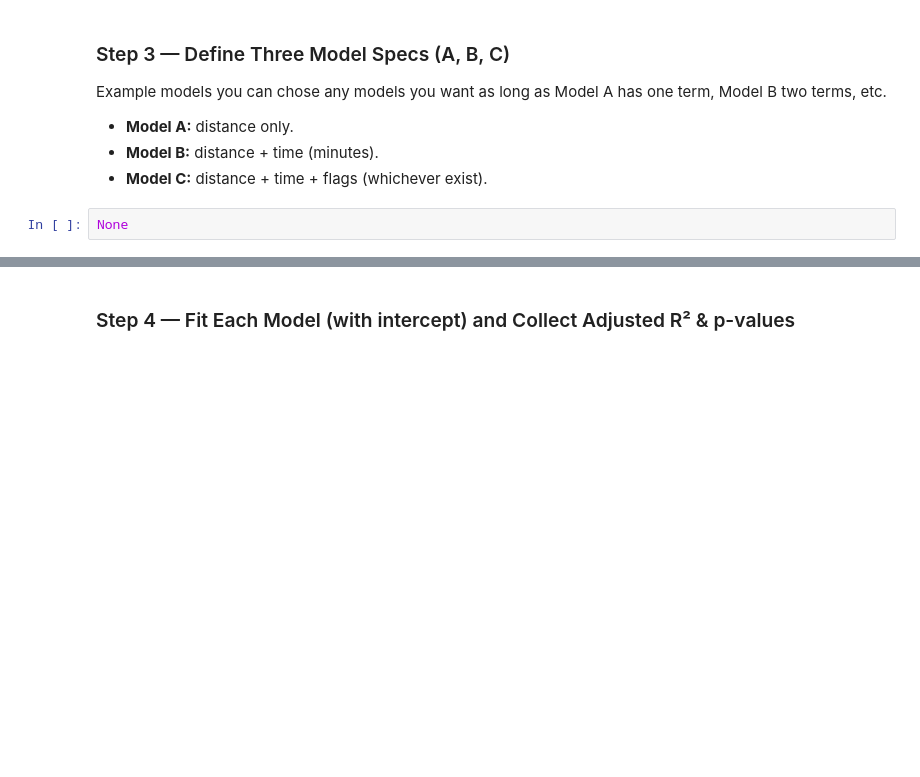
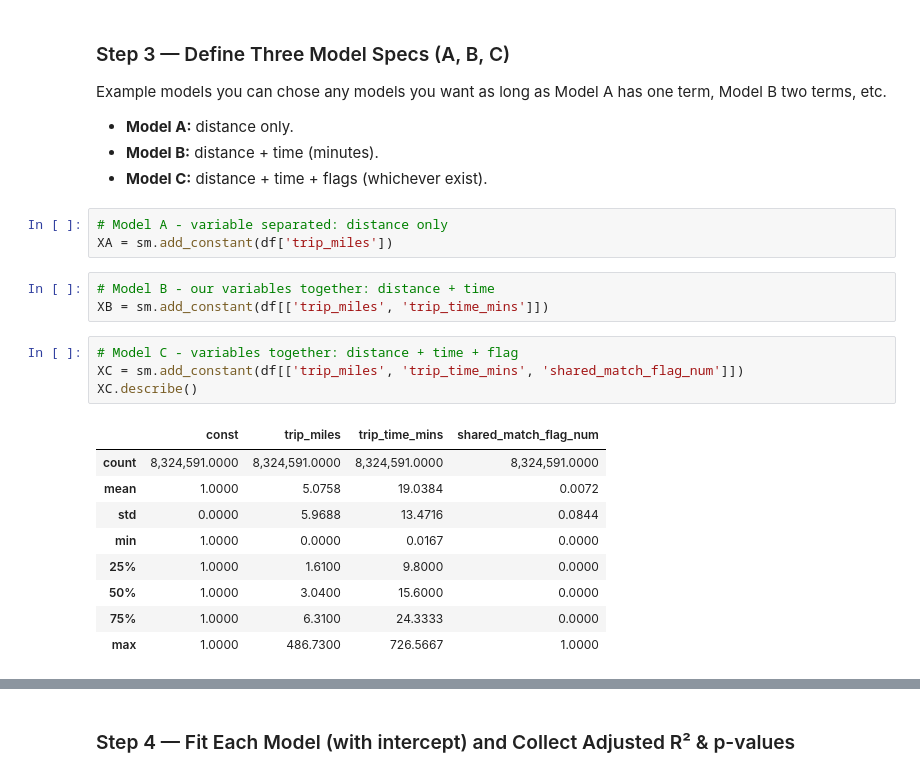
Before and after one commit to ro-the-creator/DA2025_Lectures, a Jupyter notebook: Mod6/CodeAssignments/Mod6L10_CodeAssignment_STUDENT.ipynb, the cells around one changed output, grey strips where cells are left out. Cells and saved outputs as stored; diff of their text form; blank space fills up the shorter version.

```diff
--- a/Mod6/CodeAssignments/Mod6L10_CodeAssignment_STUDENT.ipynb
+++ b/Mod6/CodeAssignments/Mod6L10_CodeAssignment_STUDENT.ipynb
@@ -68,5 +182,23 @@ Example models you can chose any models you want as long as Model A has one term
 - **Model A:** distance only.
 - **Model B:** distance + time (minutes).
 - **Model C:** distance + time + flags (whichever exist).
-# %%
-None
+# %%
+# Model A - variable separated: distance only
+XA = sm.add_constant(df['trip_miles'])
+# %%
+# Model B - our variables together: distance + time
+XB = sm.add_constant(df[['trip_miles', 'trip_time_mins']])
+# %%
+# Model C - variables together: distance + time + flag
+XC = sm.add_constant(df[['trip_miles', 'trip_time_mins', 'shared_match_flag_num']])
+XC.describe()
+# %% [output]
+|  | const | trip_miles | trip_time_mins | shared_match_flag_num |
+| count | 8,324,591.0000 | 8,324,591.0000 | 8,324,591.0000 | 8,324,591.0000 |
+| mean | 1.0000 | 5.0758 | 19.0384 | 0.0072 |
+| std | 0.0000 | 5.9688 | 13.4716 | 0.0844 |
+| min | 1.0000 | 0.0000 | 0.0167 | 0.0000 |
+| 25% | 1.0000 | 1.6100 | 9.8000 | 0.0000 |
+| 50% | 1.0000 | 3.0400 | 15.6000 | 0.0000 |
+| 75% | 1.0000 | 6.3100 | 24.3333 | 0.0000 |
+| max | 1.0000 | 486.7300 | 726.5667 | 1.0000 |
```
Also changed, not shown: parts of 21 cells of this notebook, 6 other files.
